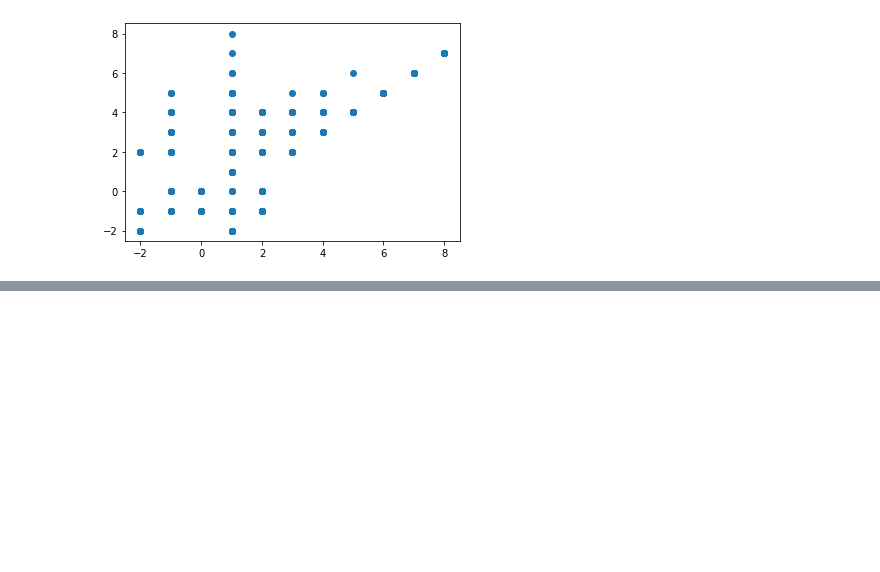
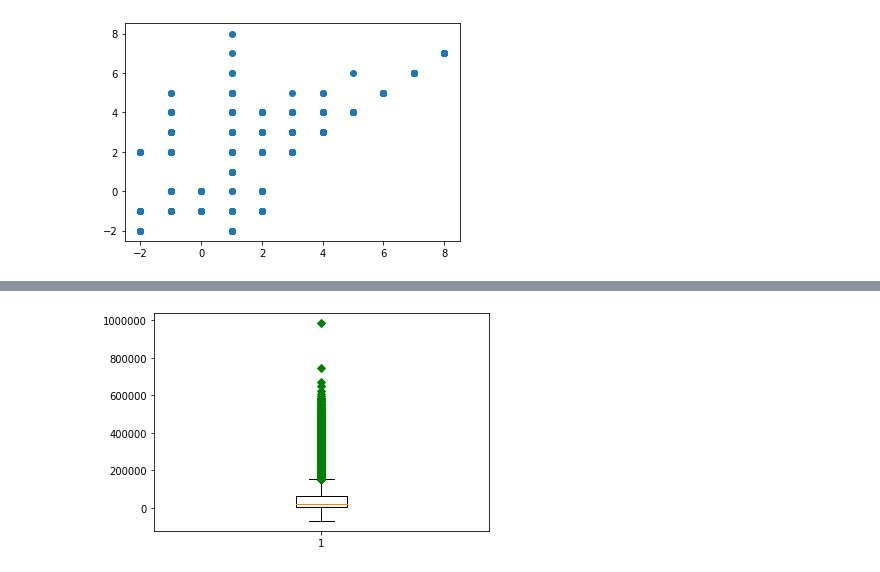
Before and after one commit to rchacon-xx/dataanalysis, a Jupyter notebook: Modulo5/Tarea 2/CreditOneExploratoryAnalysis.ipynb, the cells around one changed output, grey strips where cells are left out. Cells and saved outputs as stored; diff of their text form; code cells hidden in the pictures; blank space fills up the shorter version.

```diff
--- a/Modulo5/Tarea 2/CreditOneExploratoryAnalysis.ipynb
+++ b/Modulo5/Tarea 2/CreditOneExploratoryAnalysis.ipynb
@@ -108,0 +130,6 @@ plt.scatter(x,y)
+# %%
+B = credit['BILL_AMT2']
+plt.boxplot(B,0,'gD')
+plt.show()
+# %% [output]
+[figure, added]
```
Also changed, not shown: parts of 82 cells of this notebook, 2 other files.
